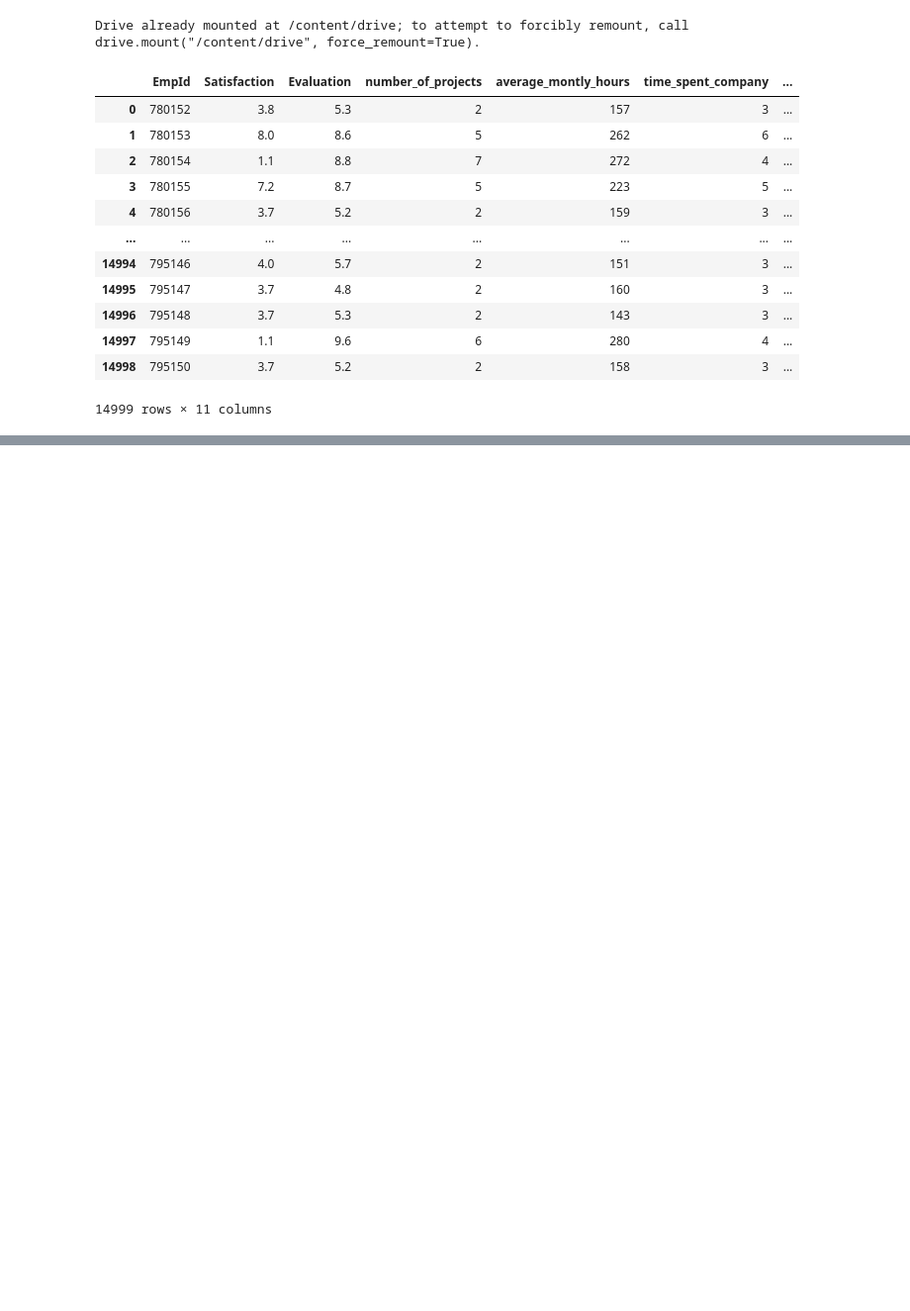
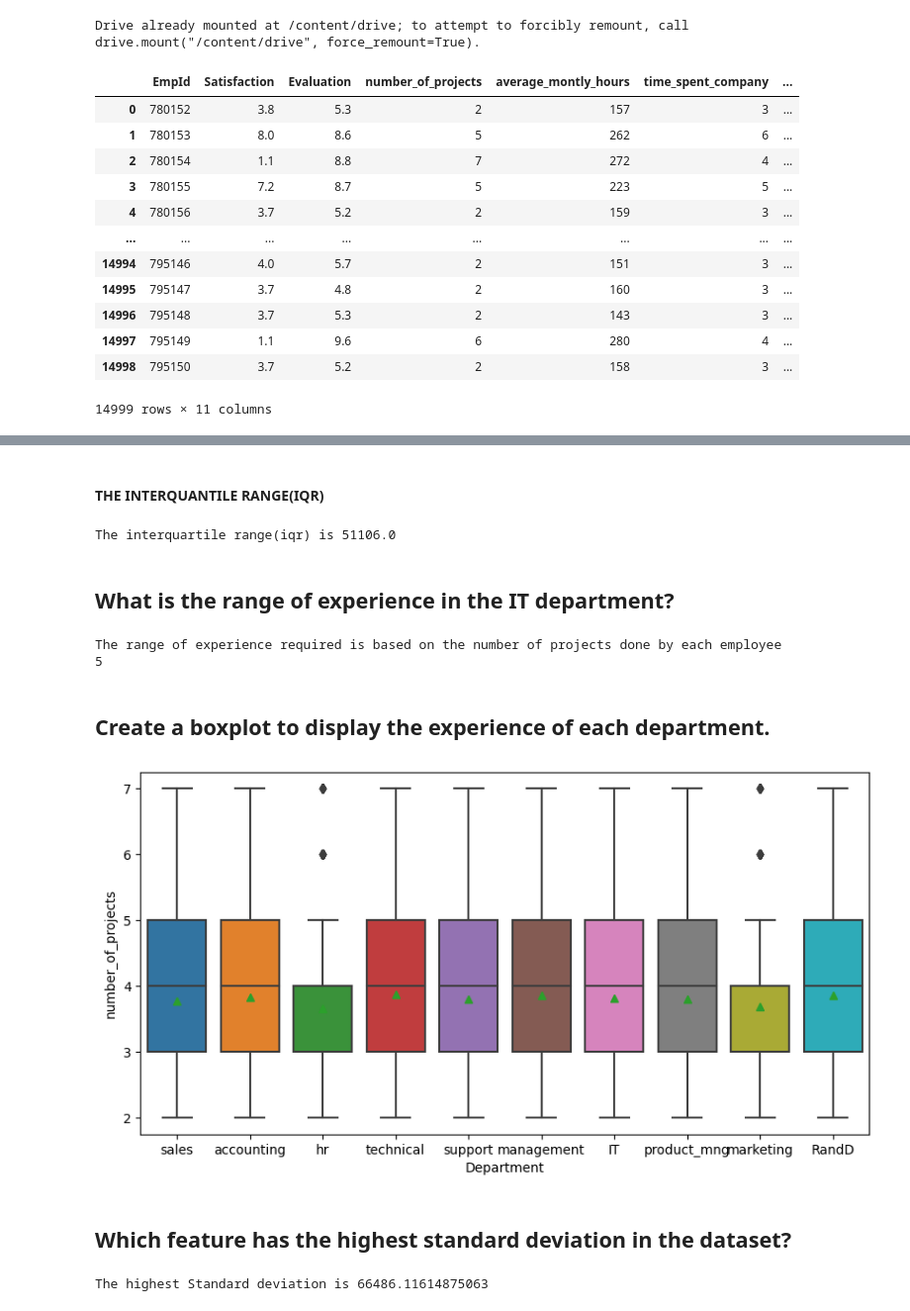
Before and after one commit to AnjanyKumarJaiswal/MLSAEDA, a Jupyter notebook: MicrosoftEDA_Anjany.ipynb, the cells around one changed output, grey strips where cells are left out. Shown: that part at 99% size. Cells and saved outputs as stored; diff of their text form; code cells hidden in the pictures; blank space fills up the shorter version.

```diff
--- a/MicrosoftEDA_Anjany.ipynb
+++ b/MicrosoftEDA_Anjany.ipynb
@@ -42,0 +62,43 @@ df
+# %% [markdown]
+#### THE INTERQUANTILE RANGE(IQR)
+# %%
+first_quartile = df['Salary_INR'].quantile(0.25)
+third_quartile = df['Salary_INR'].quantile(0.75)
+iqr = third_quartile - first_quartile
+print("The interquartile range(iqr) is", iqr)
+# %% [output]
+The interquartile range(iqr) is 51106.0
+# %% [markdown]
+## What is the range of experience in the IT department?
+# %%
+min_experience = df['number_of_projects'].min()
+max_experience = df['number_of_projects'].max()
+range_experience = max_experience - min_experience
+print("The range of experience required is based on the number of projects done by each employee")
+print(range_experience)
+# %% [output]
+The range of experience required is based on the number of projects done by each employee
+5
+# %% [markdown]
+## Create a boxplot to display the experience of each department.
+# %%
+fig, ax = plt.subplots(figsize=(10, 5))
+
+sns.boxplot(
+    x = "Department",
+    y = "number_of_projects",
+    showmeans=True,
+    data=df,
+    ax=ax
+)
+plt.show()
+# %% [output]
+[figure, added]
+# %% [markdown]
+##  Which feature has the highest standard deviation in the dataset?
+# %%
+standar_deviation = df.std()
+highest_SD = standar_deviation.max()
+print("The highest Standard deviation is", highest_SD)
+# %% [output]
+The highest Standard deviation is 66486.11614875063
```
Also changed, not shown: parts of 7 cells of this notebook.
